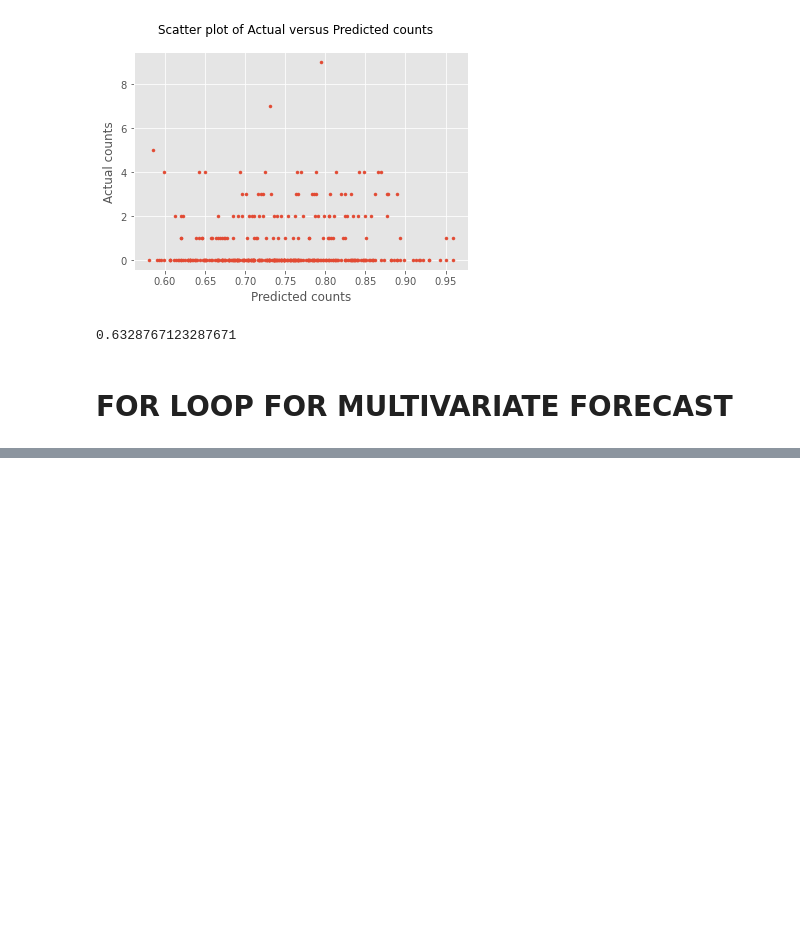
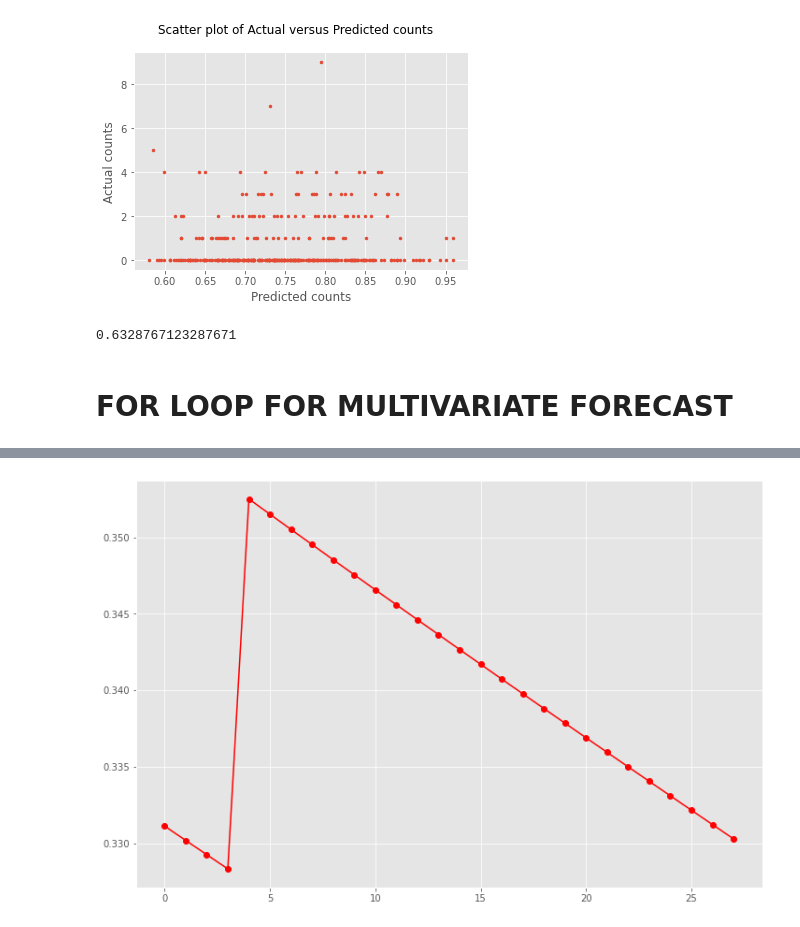
Before and after one commit to damajojung/Time_Series_Python, a Jupyter notebook: Poisson_Regression.ipynb, the cells around one changed output, grey strips where cells are left out. Drawn from its saved outputs; the diff is of its cells as text; code cells hidden in the pictures; blank space fills up the shorter version.

```diff
--- a/Poisson_Regression.ipynb
+++ b/Poisson_Regression.ipynb
@@ -243,15 +248,36 @@ np.mean(y_test['sales'])
 # %%
 names = np.unique(df['id'])
 # %%
-
+# get data ready
 selected = names[0:1]
 
-small_df = df[df['id'].isin(selected)]
-small_df = small_df.sort_values(by = ['id', 'date'])
+for i in selected:
 
-small_ds = small_df['date']
-small_df['MONTH'] = small_ds.dt.month
-small_df['DAY_OF_WEEK'] = small_ds.dt.dayofweek
-small_df['DAY'] = small_ds.dt.day
+    small_df = df[df['id'].isin(selected)]
+    small_df = small_df.sort_values(by = ['id', 'date'])
 
-small_df
+    small_r = reduced[reduced['id'].isin(selected)]
+    small_r = small_r.sort_values(by = ['id', 'date'])
+
+    small_ds = small_df['date']
+    small_df['MONTH'] = small_ds.dt.month
+    small_df['DAY_OF_WEEK'] = small_ds.dt.dayofweek
+    small_df['DAY'] = small_ds.dt.day
+
+    small_dsr = small_r['date']
+    small_r['MONTH'] = small_dsr.dt.month
+    small_r['DAY_OF_WEEK'] = small_dsr.dt.dayofweek
+    small_r['DAY'] = small_dsr.dt.day
+
+    # Begin Regression
+    expr = """sales ~ DAY +  MONTH"""
+
+    y_train, X_train = dmatrices(expr, small_df, return_type='dataframe')
+    y_test, X_test = dmatrices(expr, small_r, return_type='dataframe')
+
+    poisson_training_results = sm.GLM(y_train, X_train, family=sm.families.Poisson()).fit()
+
+    poisson_predictions = poisson_training_results.get_prediction(X_test)
+    #summary_frame() returns a pandas DataFrame
+    predictions_summary_frame = poisson_predictions.summary_frame()
+    print(predictions_summary_frame['mean'])
@@ -272,0 +302,6 @@ small_df
+# %%
+plt.figure(figsize=(12,8))
+plt.plot(predictions_summary_frame['mean'], 'ro-')
+plt.show()
+# %% [output]
+[figure, added]
```
Also changed, not shown: parts of 3 cells of this notebook.
